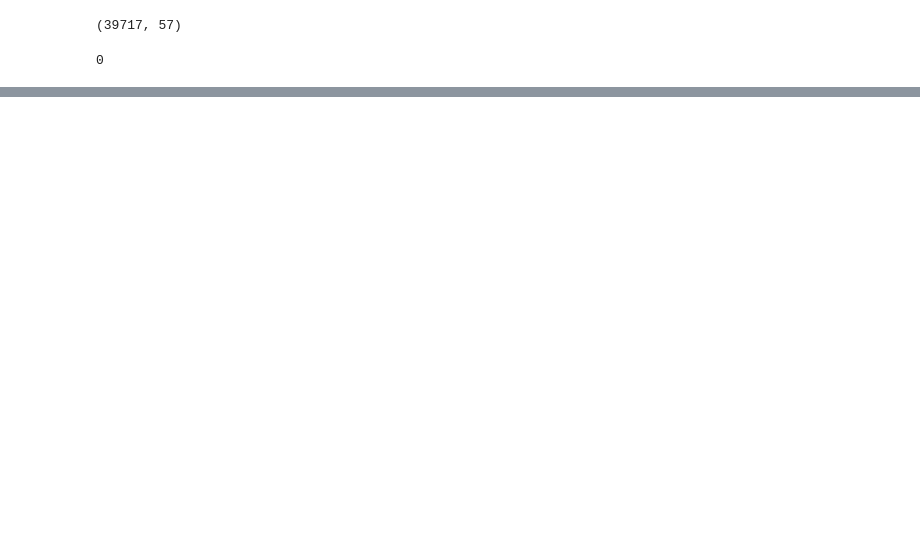
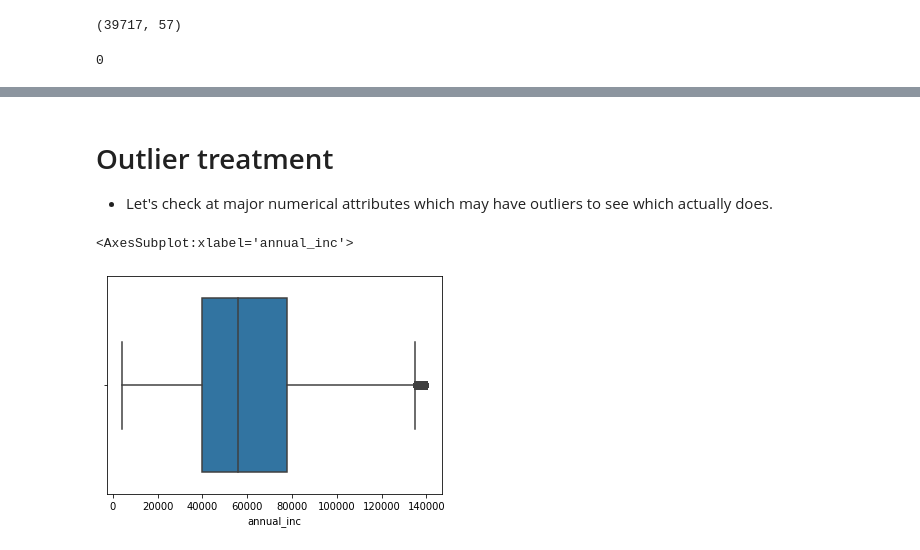
Before and after one commit to Shwetabh1/LendingClubCaseStudy, a Jupyter notebook: Group_Shwetabh_Shekhar.ipynb, the cells around one changed output, grey strips where cells are left out. Drawn from its saved outputs; the diff is of its cells as text; code cells hidden in the pictures; blank space fills up the shorter version.

```diff
--- a/Group_Shwetabh_Shekhar.ipynb
+++ b/Group_Shwetabh_Shekhar.ipynb
@@ -103,0 +145,5 @@ print(l3)
+# %%
+# Also, we see loan_status has 3 unique values but we are not interested in current loans as they are ongoing.
+# lets remove those rows; this will help us reduce the row count as well.
+loan_df = loan_df[loan_df.loan_status != "Current"]
+loan_df.loan_status.unique()
@@ -103,0 +154,19 @@ print(l3)
+# %%
+# We have imported the current data set as an object.
+# Let's parse the numerical attributes to numeric data types.
+# Also few numeric column has unwarranted text appened to it. Let's remove that as well.
+# Employee length has years appended it. We can remove that:
+# We can use regular expressions to simply extract out numerical contents. The digit flag is used for extracting it.
+loan_df['emp_length']=loan_df.emp_length.str.extract('(\d+)')
+print('employe_length_unique_before', loan_df.emp_length.unique())
+
+# From above analysis we know it has nan value as well. let's replace nan with 0's
+loan_df.emp_length.fillna('0',inplace=True)
+print('employe_length_unique_after', loan_df.emp_length.unique())
+
+# Term has years months to it. Let's remove that
+loan_df['term']=loan_df.term.str.extract('(\d+)')
+
+# remove percentage from int_rate and revol_util
+loan_df['int_rate'] = loan_df['int_rate'].str.rstrip('%')
+loan_df['revol_util'] = loan_df['revol_util'].str.rstrip('%')
@@ -103,0 +178,4 @@ print(l3)
+# %%
+# lets convert all to numeric data frame
+cols1 = ['loan_amnt','funded_amnt','int_rate','funded_amnt_inv','installment','annual_inc','dti','emp_length','total_pymnt']
+loan_df[cols1] = loan_df[cols1].apply(pd.to_numeric)
@@ -103,0 +184,8 @@ print(l3)
+# %%
+# let's parse dates
+loan_df.issue_d = pd.to_datetime(loan_df.issue_d, format='%b-%y')
+loan_df.issue_d
+
+# we can extract the year and month and create new columns, These columns can further help us analyze in the process
+loan_df['year']=loan_df['issue_d'].dt.year
+loan_df['month']=loan_df['issue_d'].dt.month
@@ -103,0 +213,14 @@ print(l3)
+# %% [markdown]
+<h1>Outlier treatment</h1>
+
+- Let's check at major numerical attributes which may have outliers to see which actually does.
+# %%
+# Let's look at major numerical attributes and see if there are any outliers
+annual_income = loan_df['annual_inc'].quantile(0.95)
+loan_df = loan_df[loan_df.annual_inc <= annual_income]
+sns.boxplot(loan_df.annual_inc)
+
+# INFERENCE: No Outliers
+# %% [output]
+<AxesSubplot:xlabel='annual_inc'>
+[figure, added]
```
Also changed, not shown: parts of 72 cells of this notebook, 2 other files.
